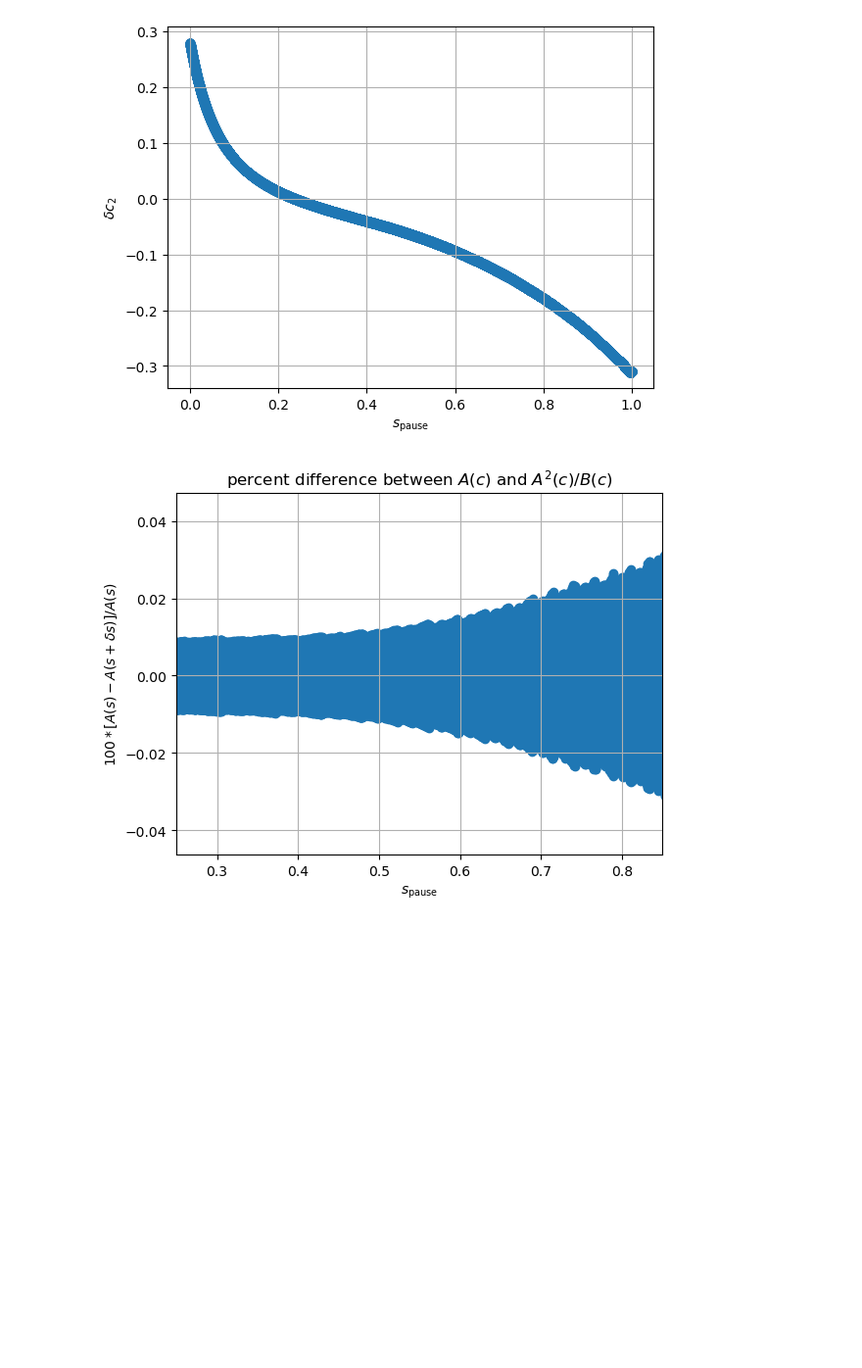
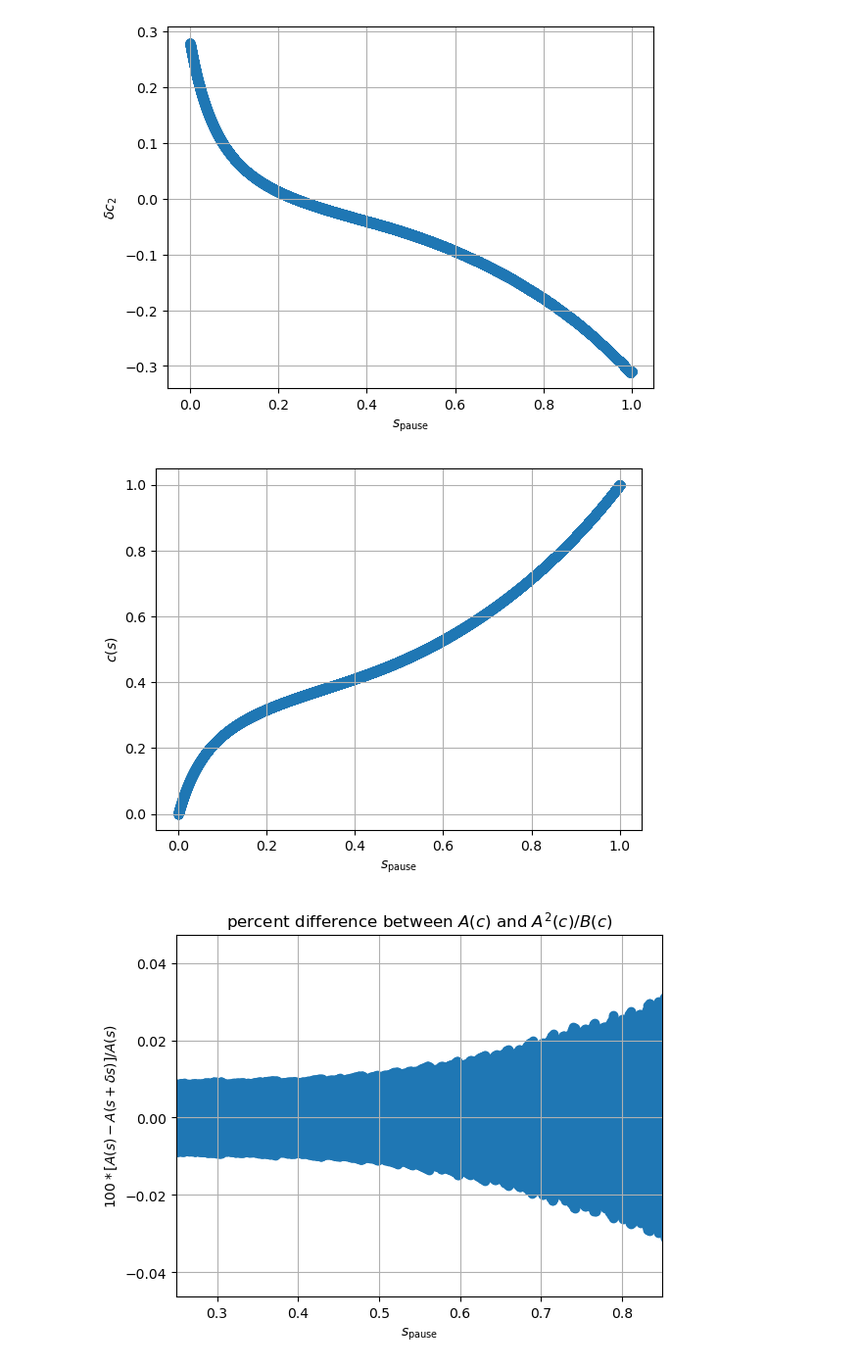
Before and after one commit to vdrouint/d-wave-other, a Jupyter notebook: annealing_params.ipynb, the cells around one changed output. Shown: that part at 98% size. Saved outputs shown, nothing was run; the diff lists cells and outputs as text; code cells hidden in the pictures; blank space fills up the shorter version.

```diff
--- a/annealing_params.ipynb
+++ b/annealing_params.ipynb
@@ -109,6 +109,17 @@ plt.grid()
 plt.show()
 # %% [output]
 [figure]
+# %%
+# plot
+fig, ax = plt.subplots()
+
+ax.scatter(new_s, new_c)
+plt.xlabel(r'$s_{\rm pause}$')
+plt.ylabel(r'$c(s)$')
+plt.grid()
+plt.show()
+# %% [output]
+[figure, added]
 # %%
 # plot
 fig, ax = plt.subplots()
```
Also changed, not shown: 1 other file.
